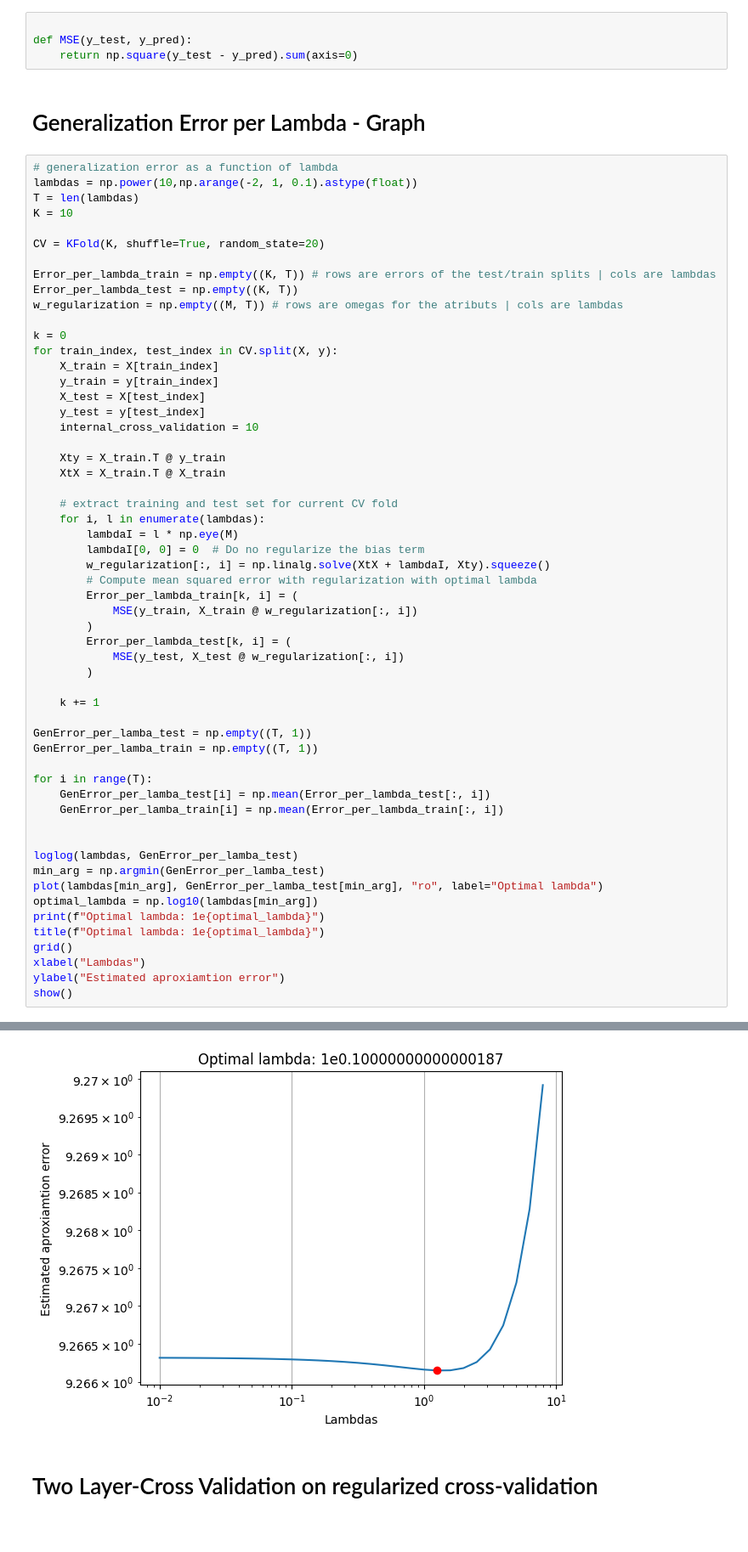
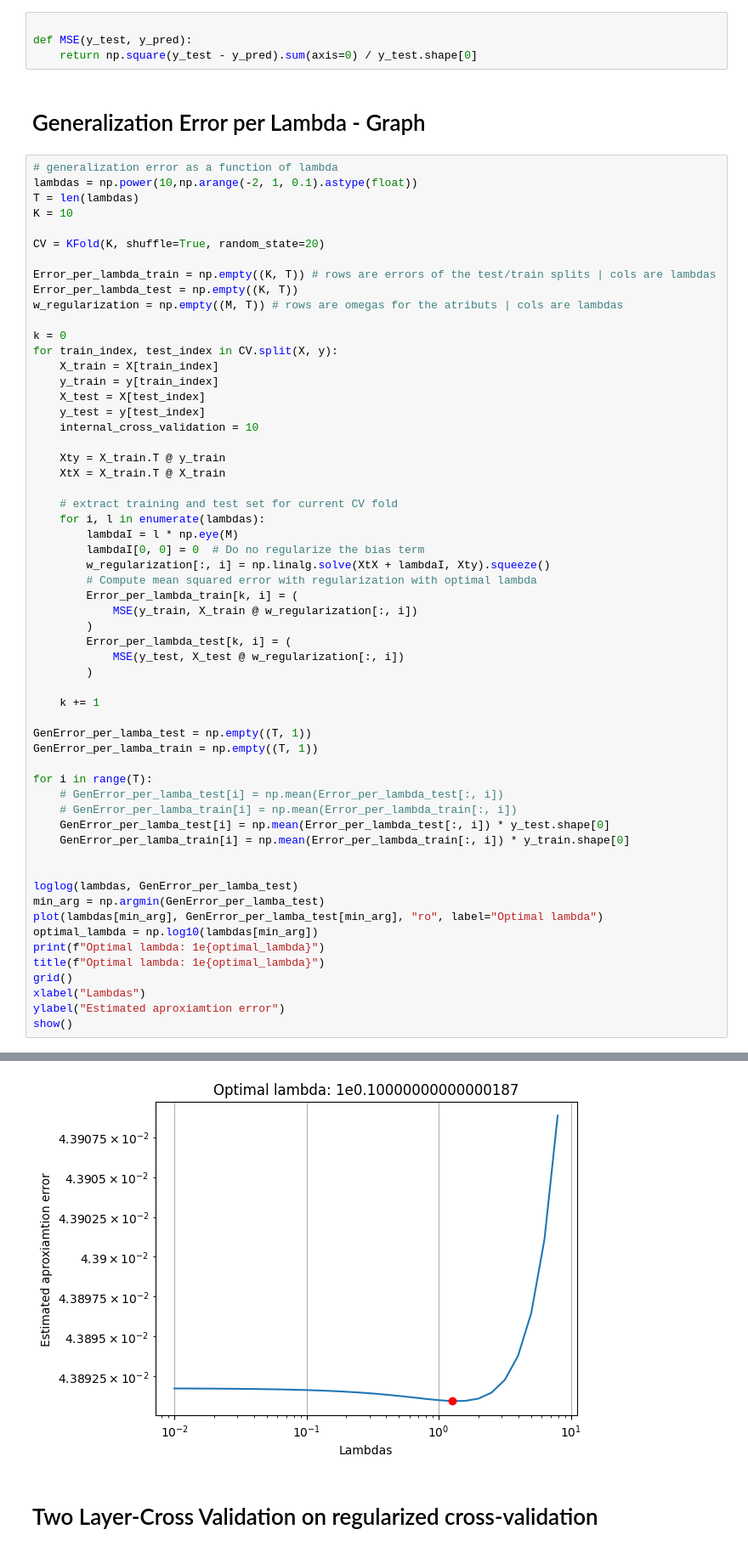
Before and after one commit to lukasketzer/machine_learning_code, a Jupyter notebook: Project2/src/RegularizationRegression.ipynb, the cells around one changed output, grey strips where cells are left out. Shown at 85% size. Drawn from its saved outputs; the diff is of its cells as text.

```diff
--- a/Project2/src/RegularizationRegression.ipynb
+++ b/Project2/src/RegularizationRegression.ipynb
@@ -52,7 +52,7 @@ M = len(attributeNames)
 # %%
 
 def MSE(y_test, y_pred):
-    return np.square(y_test - y_pred).sum(axis=0)
+    return np.square(y_test - y_pred).sum(axis=0) / y_test.shape[0]
 # %% [markdown]
 # Generalization Error per Lambda - Graph
 # %%
@@ -84,36 +84,38 @@ for train_index, test_index in CV.split(X, y):
         lambdaI[0, 0] = 0  # Do no regularize the bias term
         w_regularization[:, i] = np.linalg.solve(XtX + lambdaI, Xty).squeeze()
         # Compute mean squared error with regularization with optimal lambda
         Error_per_lambda_train[k, i] = (
             MSE(y_train, X_train @ w_regularization[:, i])
         )
         Error_per_lambda_test[k, i] = (
             MSE(y_test, X_test @ w_regularization[:, i])
         )
 
     k += 1
 
 GenError_per_lamba_test = np.empty((T, 1))
 GenError_per_lamba_train = np.empty((T, 1))
 
 for i in range(T):
-    GenError_per_lamba_test[i] = np.mean(Error_per_lambda_test[:, i])
-    GenError_per_lamba_train[i] = np.mean(Error_per_lambda_train[:, i])
+    # GenError_per_lamba_test[i] = np.mean(Error_per_lambda_test[:, i])
+    # GenError_per_lamba_train[i] = np.mean(Error_per_lambda_train[:, i])
+    GenError_per_lamba_test[i] = np.mean(Error_per_lambda_test[:, i]) * y_test.shape[0]
+    GenError_per_lamba_train[i] = np.mean(Error_per_lambda_train[:, i]) * y_train.shape[0]
 
 
 loglog(lambdas, GenError_per_lamba_test)
 min_arg = np.argmin(GenError_per_lamba_test)
 plot(lambdas[min_arg], GenError_per_lamba_test[min_arg], "ro", label="Optimal lambda")
 optimal_lambda = np.log10(lambdas[min_arg])
 print(f"Optimal lambda: 1e{optimal_lambda}")
 title(f"Optimal lambda: 1e{optimal_lambda}")
 grid()
 xlabel("Lambdas")
 ylabel("Estimated aproxiamtion error")
 show()
 # %% [output]
 Optimal lambda: 1e0.10000000000000187
-[figure, old version]
+[figure, new version]
 # %% [markdown]
 # Two Layer-Cross Validation on regularized cross-validation
 # %%
```
Also changed, not shown: parts of 1 cell of this notebook, 1 other file.
